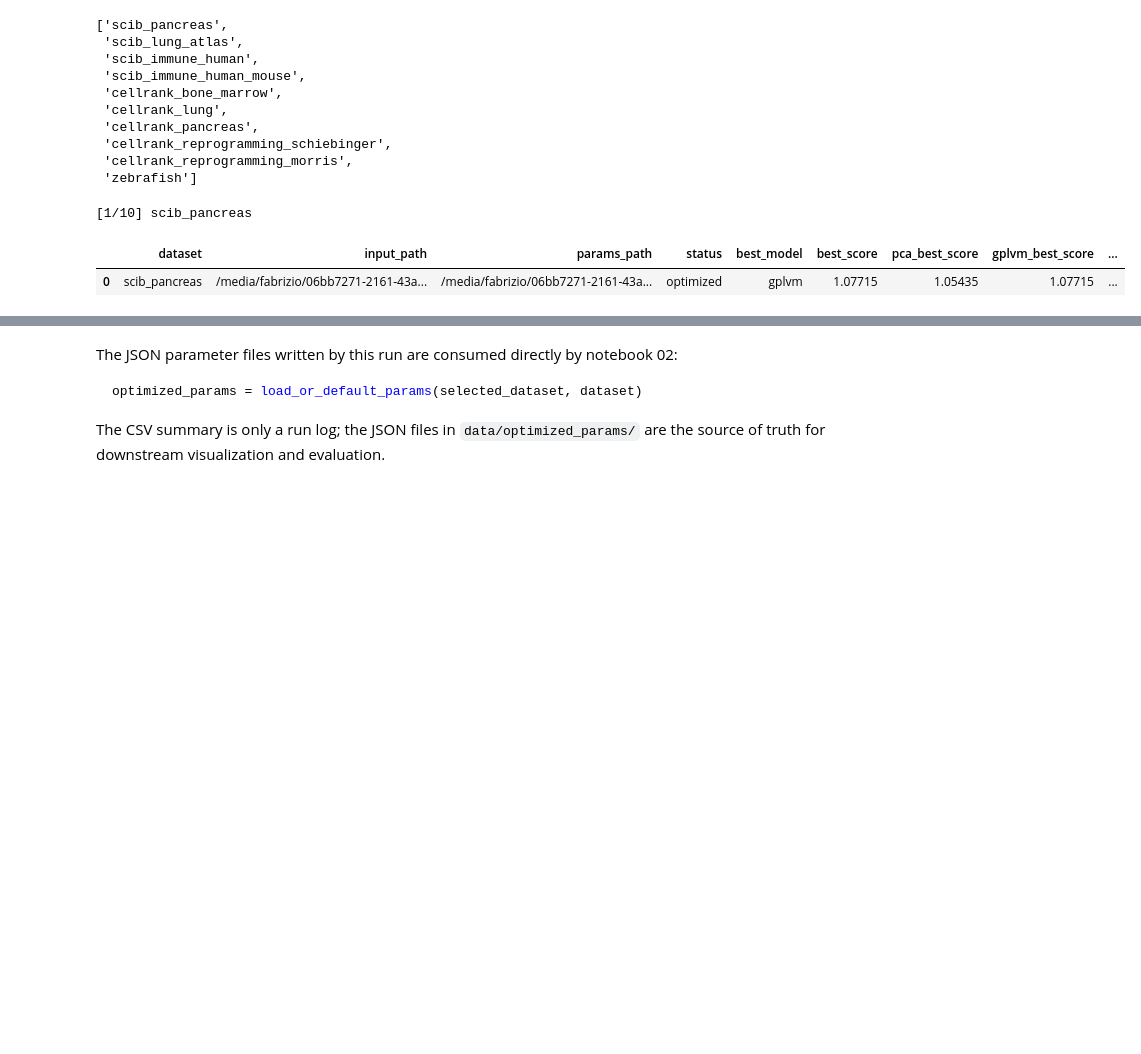
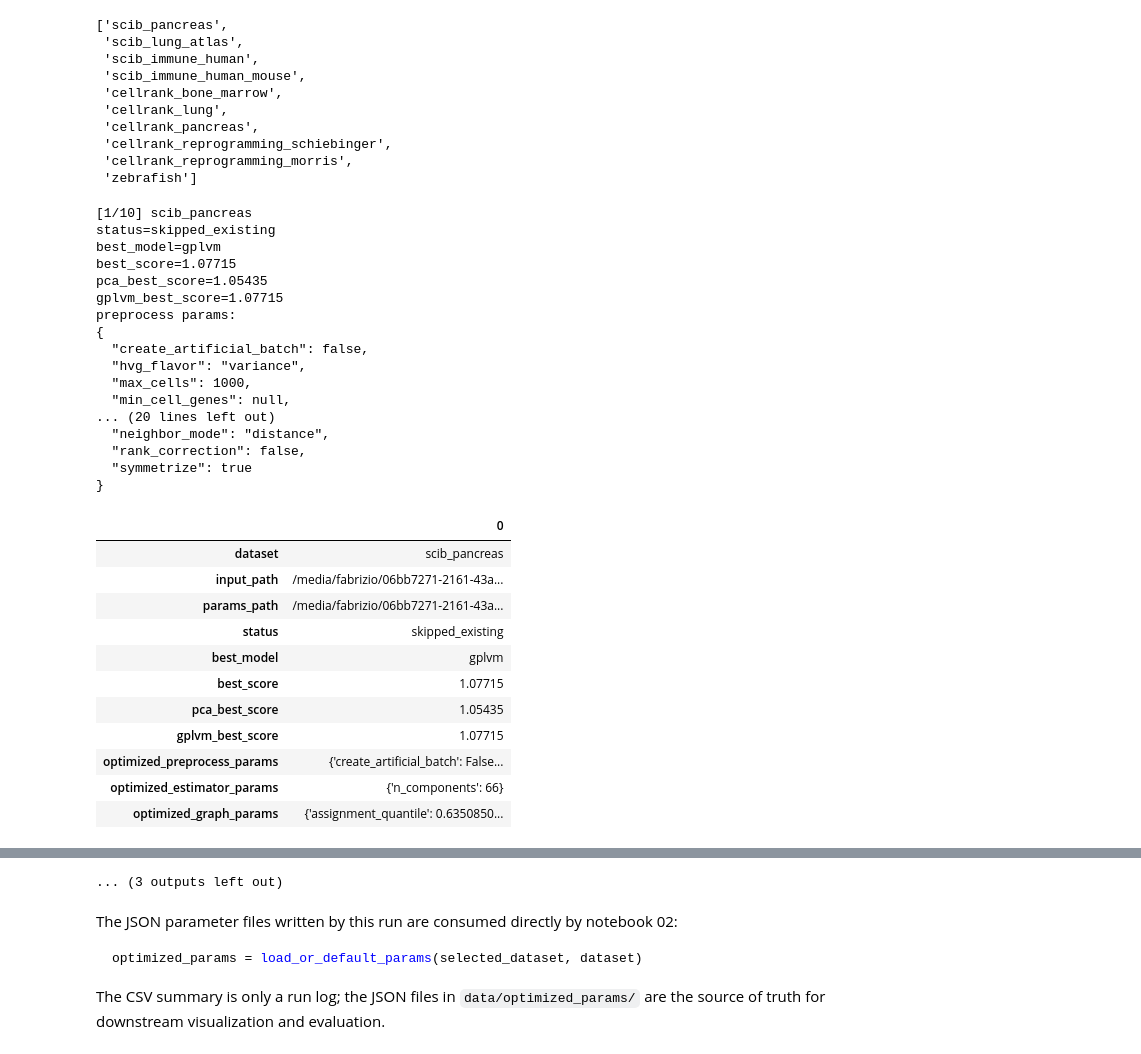
Before and after one commit to fabriziocosta/clasp, a Jupyter notebook: notebooks/00_1_optimize_all_datasets.ipynb, the cells around one changed output, grey strips where cells are left out. Saved outputs shown, nothing was run; the diff lists cells and outputs as text; code cells hidden in the pictures; blank space fills up the shorter version.

```diff
--- a/notebooks/00_1_optimize_all_datasets.ipynb
+++ b/notebooks/00_1_optimize_all_datasets.ipynb
@@ -251,28 +110,58 @@ def optimize_dataset(dataset_name: str) -> dict:
 # %%
-summary_rows = []
-
-for index, dataset_name in enumerate(selected_datasets, start=1):
-    print(f"[{index}/{len(selected_datasets)}] {dataset_name}")
-    try:
-        row = optimize_dataset(dataset_name)
-    except Exception as exc:
-        row = {
-            "dataset": dataset_name,
-            "status": "failed",
-            "error": repr(exc),
-            "traceback": traceback.format_exc(),
-        }
-        print(row["traceback"])
-    summary_rows.append(row)
-
-    summary = pd.DataFrame(summary_rows)
-    summary_path.parent.mkdir(parents=True, exist_ok=True)
-    summary.to_csv(summary_path, index=False)
-    display(summary.tail(1))
+summary = run_dataset_optimization_sweep(
+    selected_datasets,
+    project_root=project_root,
+    random_state=random_state,
+    skip_missing_inputs=skip_missing_inputs,
+    skip_existing_optimized=skip_existing_optimized,
+    overwrite_existing=overwrite_existing,
+    run_gplvm_refinement=run_gplvm_refinement,
+    embedding_method=embedding_method,
+    embedding_epochs=embedding_epochs,
+    invalid_score=invalid_score,
+    summary_path=summary_path,
+    fixed_preprocess_params=fixed_preprocess_params,
+    base_n_top_genes=base_n_top_genes,
+    base_estimator_params=base_estimator_params,
+    base_graph_params=base_graph_params,
+    preprocess_search_space=preprocess_search_space,
+    estimator_search_space=estimator_search_space,
+    graph_search_space=graph_search_space,
+    compact_radii=compact_radii,
+    pca_bo_settings=pca_bo_settings,
+    gplvm_bo_settings=gplvm_bo_settings,
+    display_fn=display,
+)
 
 summary
 # %% [output]
 [1/10] scib_pancreas
+status=skipped_existing
+best_model=gplvm
+best_score=1.07715
+pca_best_score=1.05435
+gplvm_best_score=1.07715
+preprocess params:
+{
+  "create_artificial_batch": false,
+  "hvg_flavor": "variance",
+  "max_cells": 1000,
+  "min_cell_genes": null,
+... (20 lines left out)
+  "neighbor_mode": "distance",
+  "rank_correction": false,
+  "symmetrize": true
+}
-|  | dataset | input_path | params_path | status | best_model | best_score | pca_best_score | gplvm_best_score | ... |
-| 0 | scib_pancreas | /media/fabrizio/06bb7271-2161-43a... | /media/fabrizio/06bb7271-2161-43a... | optimized | gplvm | 1.07715 | 1.05435 | 1.07715 | ... |
+|  | 0 |
+| dataset | scib_pancreas |
+| input_path | /media/fabrizio/06bb7271-2161-43a... |
+| params_path | /media/fabrizio/06bb7271-2161-43a... |
+| status | skipped_existing |
+| best_model | gplvm |
+| best_score | 1.07715 |
+| pca_best_score | 1.05435 |
+| gplvm_best_score | 1.07715 |
+| optimized_preprocess_params | {'create_artificial_batch': False... |
+| optimized_estimator_params | {'n_components': 66} |
+| optimized_graph_params | {'assignment_quantile': 0.6350850... |
 [2/10] scib_lung_atlas
@@ -279,3 +312,4 @@ summary
+... (3 outputs left out)
 # %% [markdown]
 The JSON parameter files written by this run are consumed directly by notebook 02:
 
```
Also changed, not shown: parts of 5 cells of this notebook, 4 other files.
